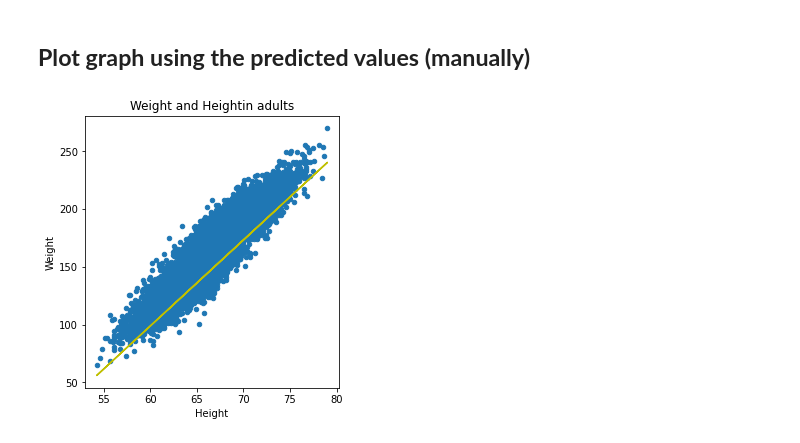
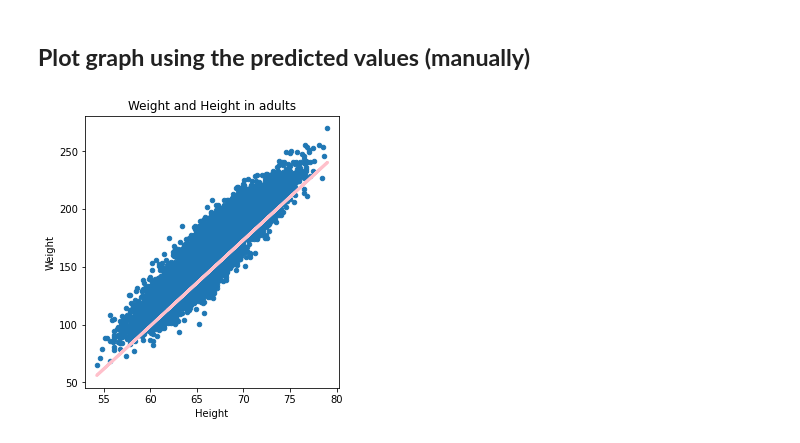
Before and after one commit to hinazargham/AIC-Quarter2-DeepLearning, a Jupyter notebook: Regression_Problem_and_Cost_Function.ipynb, the cells around one changed output. Drawn from its saved outputs; the diff is of its cells as text; code cells hidden in the pictures.

```diff
--- a/Regression_Problem_and_Cost_Function.ipynb
+++ b/Regression_Problem_and_Cost_Function.ipynb
@@ -210,16 +210,16 @@ array([[1142.262]], dtype=float32)
 # %%
 plt.figure(figsize=(10,5))
 ax1=plt.subplot(121)
 df.plot(kind="scatter",
        x="Height",
        y="Weight",
-        title="Weight and Heightin adults" , ax= ax1)
+        title="Weight and Height in adults" , ax= ax1)
 bs=np.array([-348.33563])
 mses=[]
 for b in bs:
     y_pred=line(X, w=7.452988, b=b)
     mse=mean_squared_error(y_true, y_pred)
     mses.append(mse)
-    plt.plot(X, y_pred, 'y')
+    plt.plot(X, y_pred, color='pink', linewidth=3)
 # %% [output]
-[figure, old version]
+[figure, new version]
```
Also changed, not shown: parts of 1 cell of this notebook.
